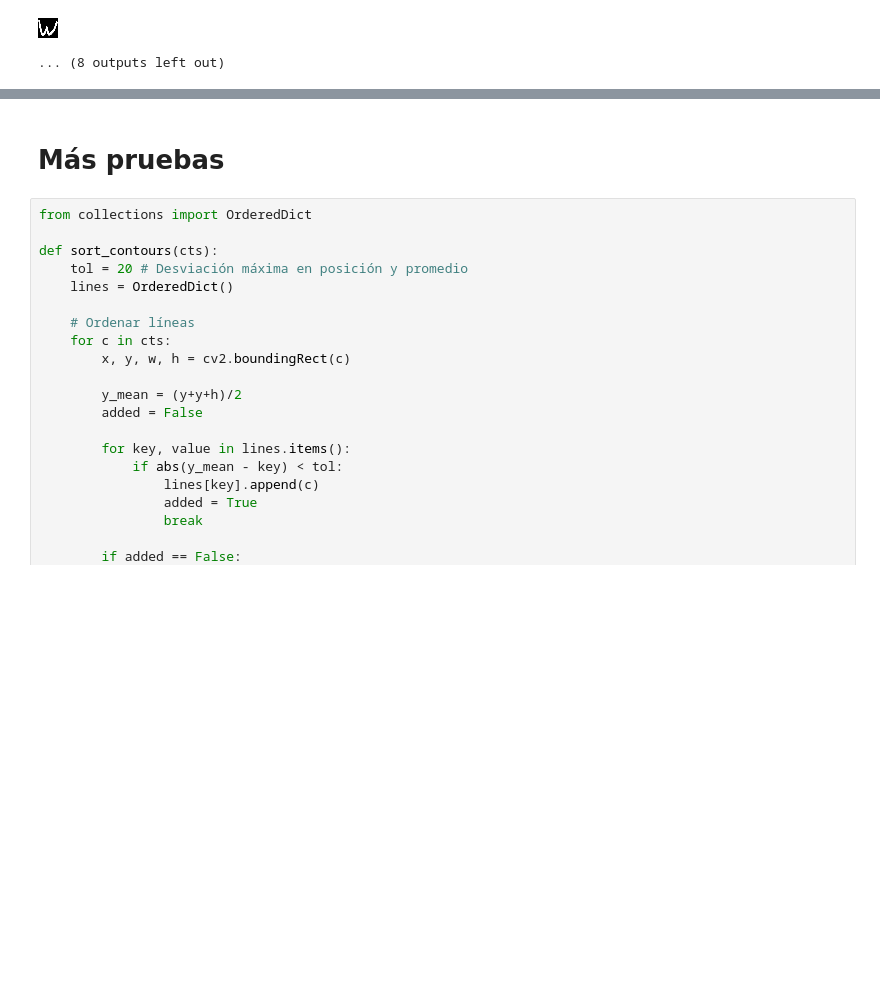
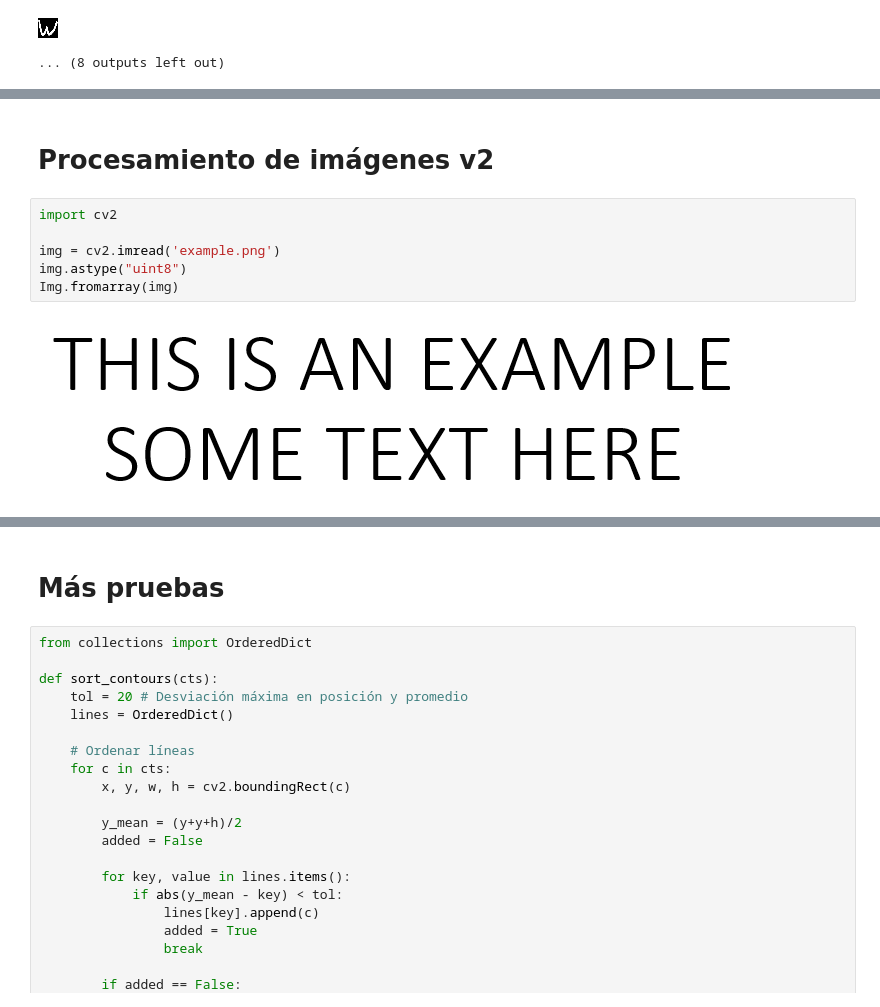
Before and after one commit to OscarRojasG/OCR, a Jupyter notebook: OCR.ipynb, the cells around one changed output, grey strips where cells are left out. Saved outputs shown, nothing was run; the diff lists cells and outputs as text; blank space fills up the shorter version.

```diff
--- a/OCR.ipynb
+++ b/OCR.ipynb
@@ -383,0 +393,10 @@ W
+# %% [markdown]
+# Procesamiento de imágenes v2
+# %%
+import cv2
+
+img = cv2.imread('example.png')
+img.astype("uint8")
+Img.fromarray(img)
+# %% [output]
+[figure, added]
```
Also changed, not shown: parts of 16 cells of this notebook.
